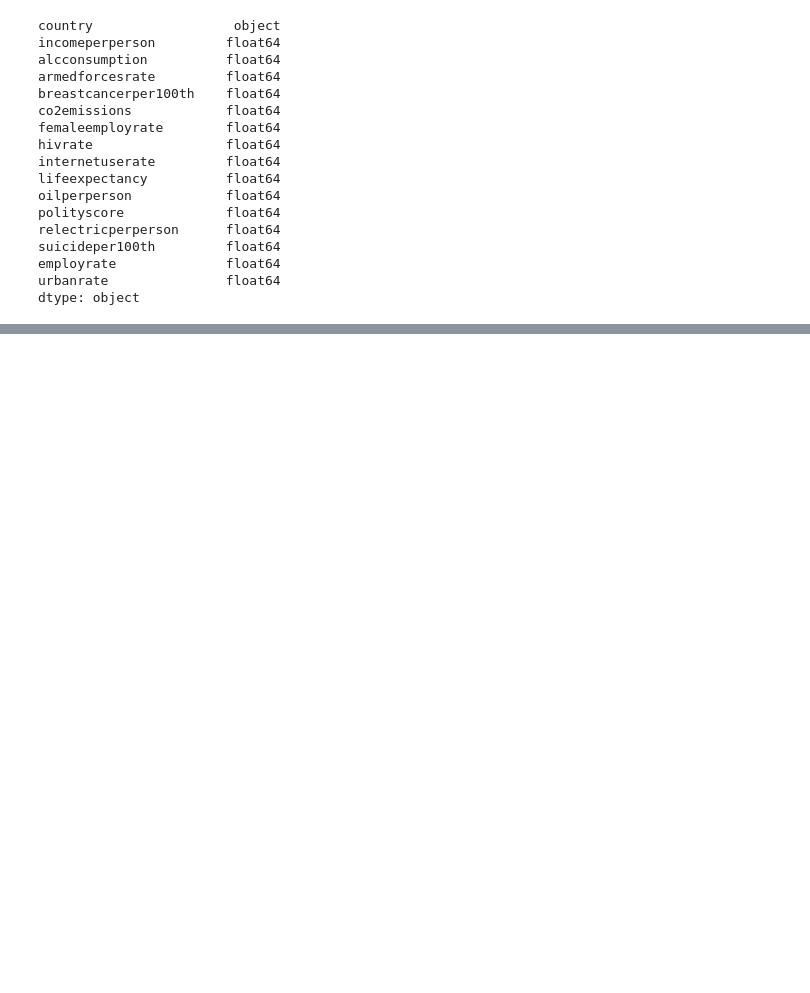
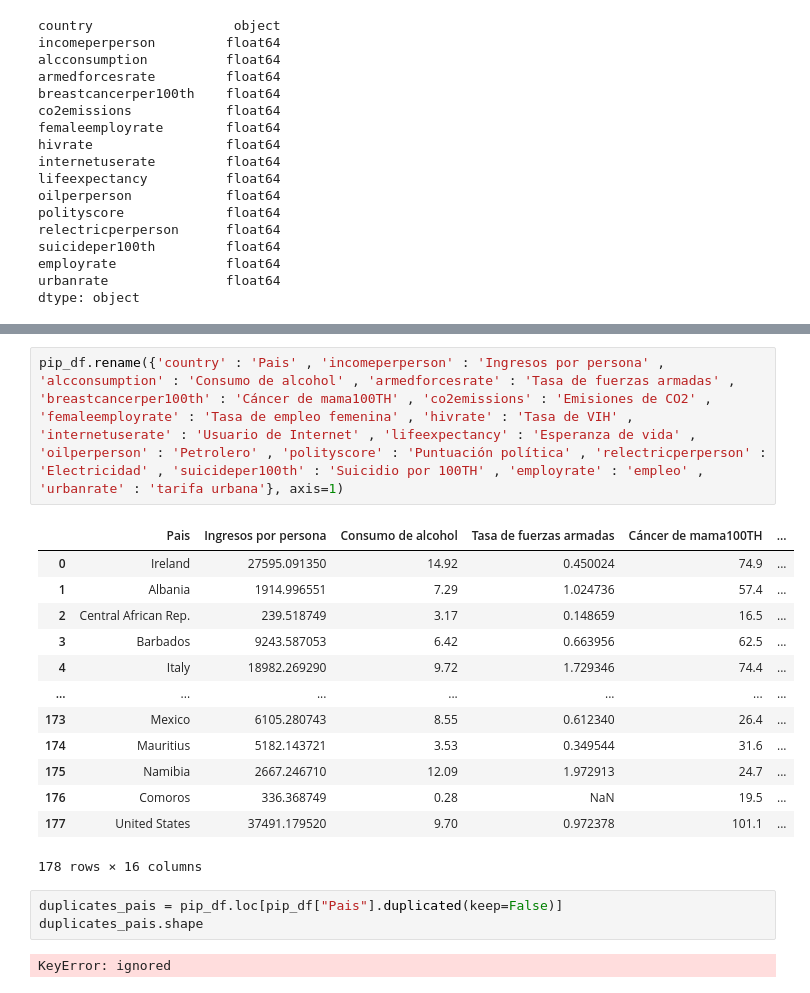
Before and after one commit to Jucavilav/CienciaD-taller2, a Jupyter notebook: Taller2.ipynb, the cells around one changed output, grey strips where cells are left out. Cells and saved outputs as stored; diff of their text form; blank space fills up the shorter version.

```diff
--- a/Taller2.ipynb
+++ b/Taller2.ipynb
@@ -40,0 +50,21 @@ dtype: object
+# %%
+pip_df.rename({'country' : 'Pais' , 'incomeperperson' : 'Ingresos por persona' , 'alcconsumption' : 'Consumo de alcohol' , 'armedforcesrate' : 'Tasa de fuerzas armadas' , 'breastcancerper100th' : 'Cáncer de mama100TH' , 'co2emissions' : 'Emisiones de CO2' , 'femaleemployrate' : 'Tasa de empleo femenina' , 'hivrate' : 'Tasa de VIH' , 'internetuserate' : 'Usuario de Internet' , 'lifeexpectancy' : 'Esperanza de vida' , 'oilperperson' : 'Petrolero' , 'polityscore' : 'Puntuación política' , 'relectricperperson' : 'Electricidad' , 'suicideper100th' : 'Suicidio por 100TH' , 'employrate' : 'empleo' , 'urbanrate' : 'tarifa urbana'}, axis=1)
+# %% [output]
+|  | Pais | Ingresos por persona | Consumo de alcohol | Tasa de fuerzas armadas | Cáncer de mama100TH | ... |
+| 0 | Ireland | 27595.091350 | 14.92 | 0.450024 | 74.9 | ... |
+| 1 | Albania | 1914.996551 | 7.29 | 1.024736 | 57.4 | ... |
+| 2 | Central African Rep. | 239.518749 | 3.17 | 0.148659 | 16.5 | ... |
+| 3 | Barbados | 9243.587053 | 6.42 | 0.663956 | 62.5 | ... |
+| 4 | Italy | 18982.269290 | 9.72 | 1.729346 | 74.4 | ... |
+| ... | ... | ... | ... | ... | ... | ... |
+| 173 | Mexico | 6105.280743 | 8.55 | 0.612340 | 26.4 | ... |
+| 174 | Mauritius | 5182.143721 | 3.53 | 0.349544 | 31.6 | ... |
+| 175 | Namibia | 2667.246710 | 12.09 | 1.972913 | 24.7 | ... |
+| 176 | Comoros | 336.368749 | 0.28 | NaN | 19.5 | ... |
+| 177 | United States | 37491.179520 | 9.70 | 0.972378 | 101.1 | ... |
+178 rows × 16 columns
+# %%
+duplicates_pais = pip_df.loc[pip_df["Pais"].duplicated(keep=False)]
+duplicates_pais.shape
+# %% [output]
+KeyError: ignored
```
Also changed, not shown: parts of 1 cell of this notebook.
